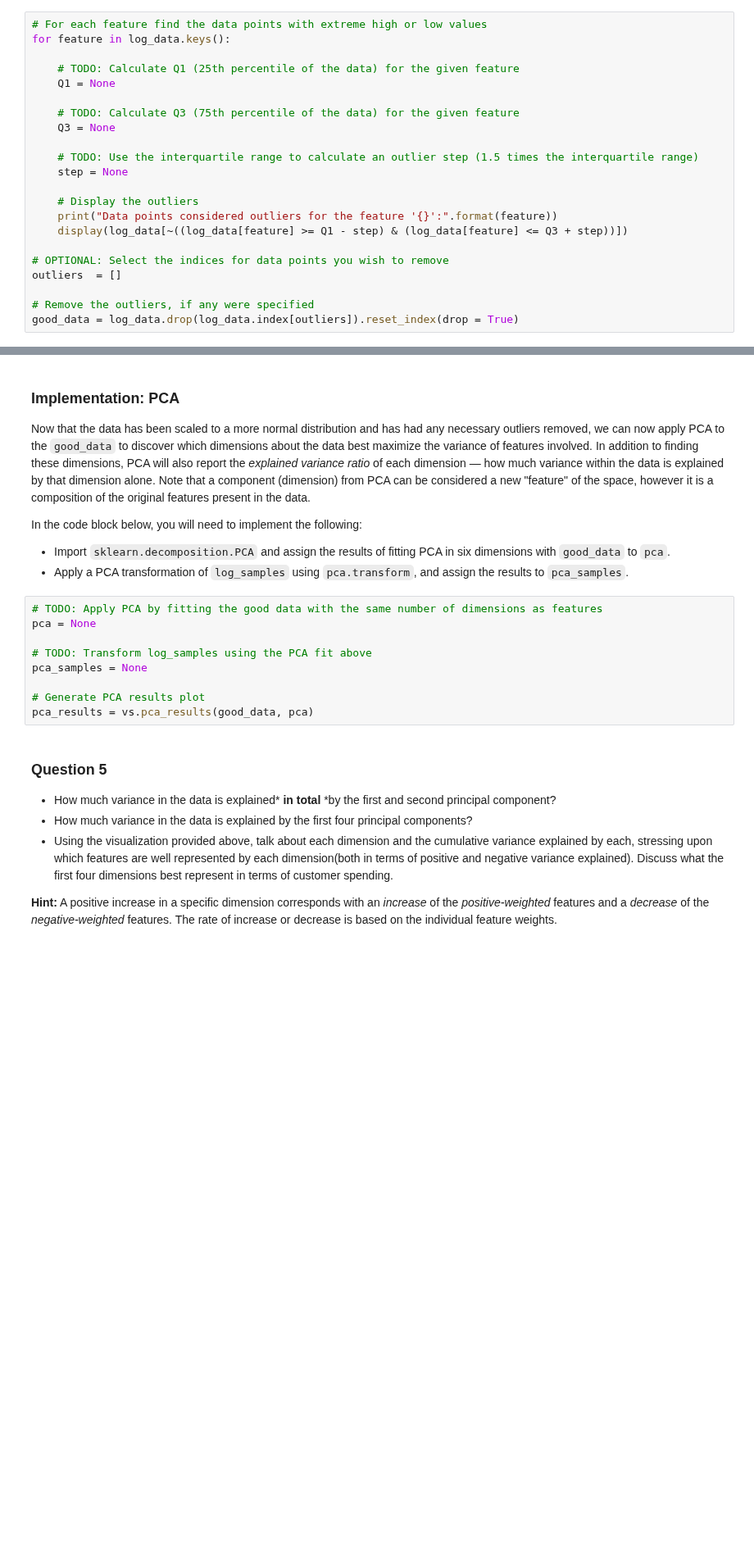
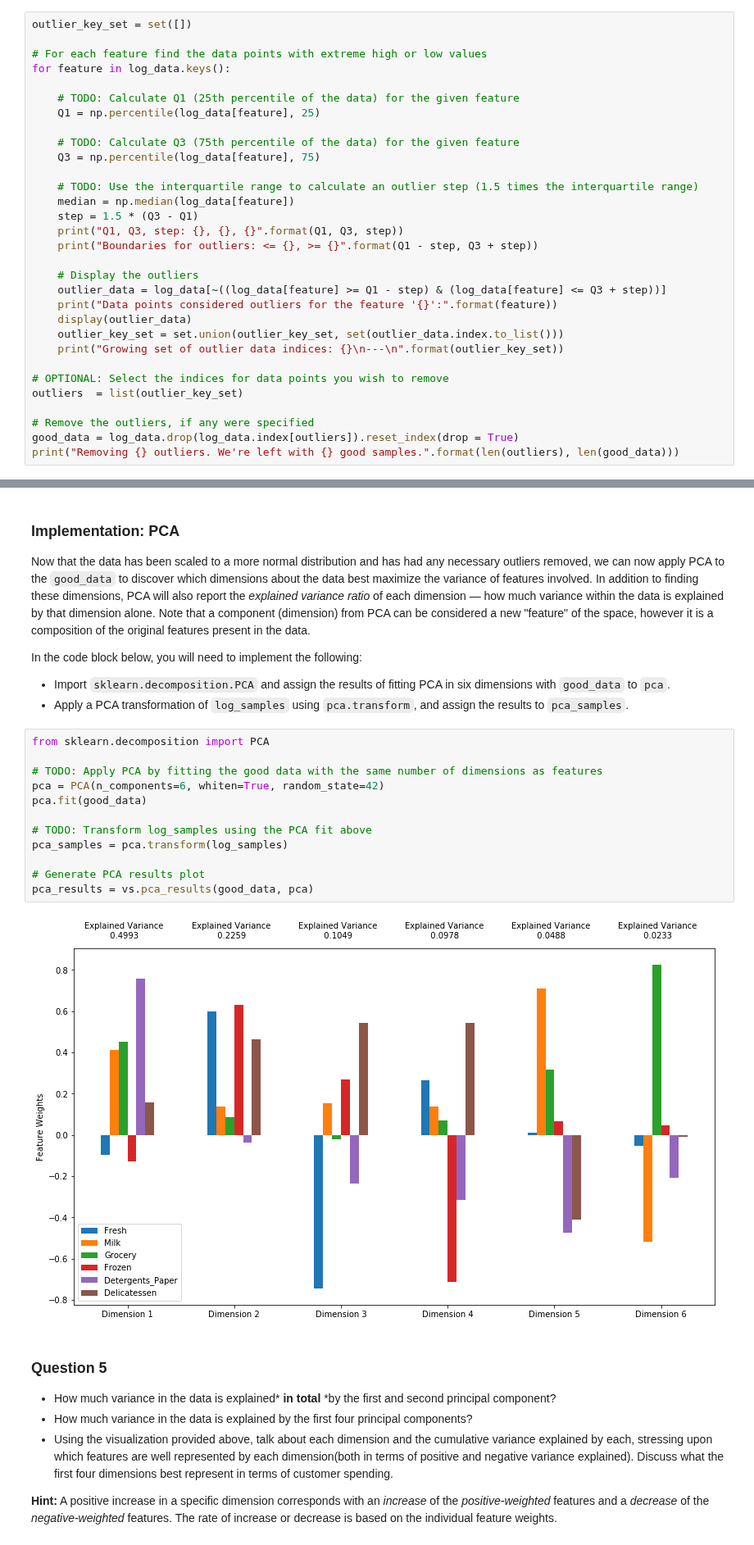
Before and after one commit to shabububu/machine-learning, a Jupyter notebook: projects/customer_segments/customer_segments.ipynb, the cells around one changed output, grey strips where cells are left out. Shown at 82% size. Cells and saved outputs as stored; diff of their text form; blank space fills up the shorter version.

Commit message:
Project 3: WIP Chugging along in feature transformation and initial clustering

```diff
--- a/projects/customer_segments/customer_segments.ipynb
+++ b/projects/customer_segments/customer_segments.ipynb
@@ -300,24 +314,33 @@ In the code block below, you will need to implement the following:
 **NOTE:** If you choose to remove any outliers, ensure that the sample data does not contain any of these points!
 Once you have performed this implementation, the dataset will be stored in the variable `good_data`.
 # %%
+outlier_key_set = set([])
+
 # For each feature find the data points with extreme high or low values
 for feature in log_data.keys():
 
     # TODO: Calculate Q1 (25th percentile of the data) for the given feature
-    Q1 = None
+    Q1 = np.percentile(log_data[feature], 25)
 
     # TODO: Calculate Q3 (75th percentile of the data) for the given feature
-    Q3 = None
+    Q3 = np.percentile(log_data[feature], 75)
 
     # TODO: Use the interquartile range to calculate an outlier step (1.5 times the interquartile range)
-    step = None
+    median = np.median(log_data[feature])
+    step = 1.5 * (Q3 - Q1)
+    print("Q1, Q3, step: {}, {}, {}".format(Q1, Q3, step))
+    print("Boundaries for outliers: <= {}, >= {}".format(Q1 - step, Q3 + step))
 
     # Display the outliers
+    outlier_data = log_data[~((log_data[feature] >= Q1 - step) & (log_data[feature] <= Q3 + step))]
     print("Data points considered outliers for the feature '{}':".format(feature))
-    display(log_data[~((log_data[feature] >= Q1 - step) & (log_data[feature] <= Q3 + step))])
+    display(outlier_data)
+    outlier_key_set = set.union(outlier_key_set, set(outlier_data.index.to_list()))
+    print("Growing set of outlier data indices: {}\n---\n".format(outlier_key_set))
 
 # OPTIONAL: Select the indices for data points you wish to remove
-outliers  = []
+outliers  = list(outlier_key_set)
 
 # Remove the outliers, if any were specified
 good_data = log_data.drop(log_data.index[outliers]).reset_index(drop = True)
+print("Removing {} outliers. We're left with {} good samples.".format(len(outliers), len(good_data)))
@@ -342,14 +459,19 @@ In the code block below, you will need to implement the following:
  - Import `sklearn.decomposition.PCA` and assign the results of fitting PCA in six dimensions with `good_data` to `pca`.
  - Apply a PCA transformation of `log_samples` using `pca.transform`, and assign the results to `pca_samples`.
 # %%
+from sklearn.decomposition import PCA
+
 # TODO: Apply PCA by fitting the good data with the same number of dimensions as features
-pca = None
+pca = PCA(n_components=6, whiten=True, random_state=42)
+pca.fit(good_data)
 
 # TODO: Transform log_samples using the PCA fit above
-pca_samples = None
+pca_samples = pca.transform(log_samples)
 
 # Generate PCA results plot
 pca_results = vs.pca_results(good_data, pca)
+# %% [output]
+[figure, added]
 # %% [markdown]
 ### Question 5
 
```
Also changed, not shown: parts of 16 cells of this notebook.
